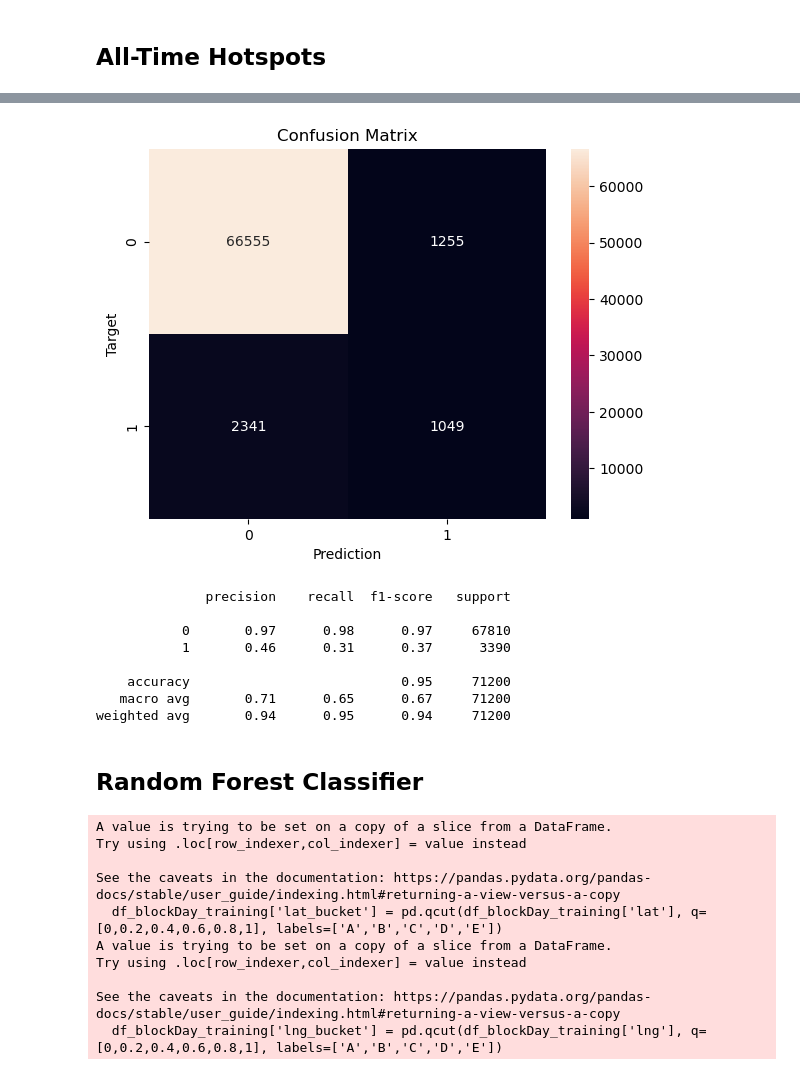
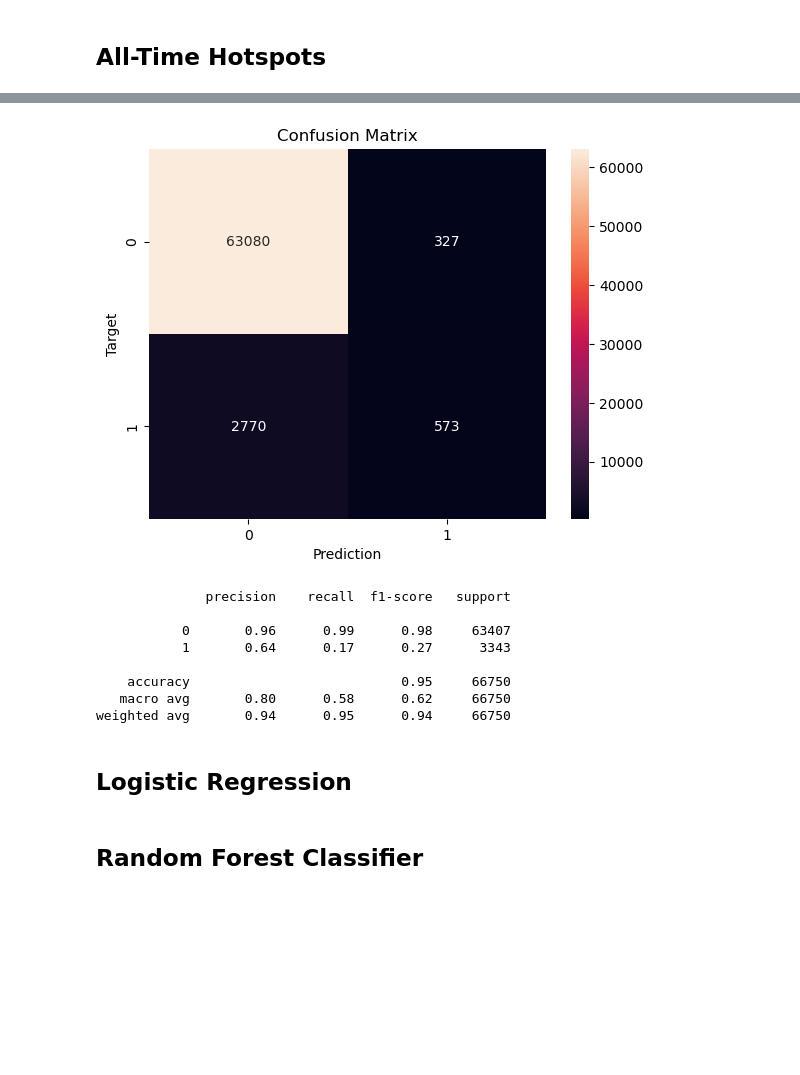
Before and after one commit to SamTheDataGuy/LHL-Final-Project, a Jupyter notebook: Notebook 3 - Model Comparison.ipynb, the cells around one changed output, grey strips where cells are left out. Cells and saved outputs as stored; diff of their text form; code cells hidden in the pictures; blank space fills up the shorter version.

```diff
--- a/Notebook 3 - Model Comparison.ipynb
+++ b/Notebook 3 - Model Comparison.ipynb
@@ -95,0 +58,21 @@ df_incidentBlockDate
+# %%
+# Creating a dataframe that has a row for every combination of address (block) and date
+
+date_min = df['date'].min().date()
+date_max = df['date'].max().date() + timedelta(days=1)
+
+addresses = df_address_geo['address']
+dates = pd.date_range(start=date_min, end=date_max)
+time_interval = ['00:00-06:00', '06:00-12:00', '12:00-18:00', '18:00-24:00']
+
+df_blockDate = pd.DataFrame([(a,d) for a in addresses for d in dates])
+df_blockDate.columns = ['address', 'date']
+df_blockDate = df_blockDate.merge(df_incidentBlockDate, on=['address','date'], how='left').fillna(0)
+
+df_blockDate = df_blockDate.merge(df_address_geo.drop('incidentCount', axis=1), on='address', how='left')
+df_blockDate.columns = ['address', 'date', 'incidentCount', 'lat', 'lng']
+
+df_blockDate.insert(5, 'incidentOccurred?', (df_blockDate['incidentCount'] > 0)*1)
+df_blockDate.insert(2, 'dayOfWeek', df_blockDate['date'].dt.strftime('%A'))
+
+df_blockDate
@@ -209,3 +216,6 @@ df[df['date'].dt.date==date(2022,10,5)]
 # %%
-df_blockDay_training = df_blockDay[df_blockDay['date'].dt.date < date(2023,6,1)]
-df_blockDay_test = df_blockDay[df_blockDay['date'].dt.date >= date(2023,6,1)]
+df_blockDate_training = df_blockDate[df_blockDate['date'].dt.date < date(2023,6,1)]
+df_blockDate_test = df_blockDate[
+    (df_blockDate['date'].dt.date >= date(2023,6,1)) &
+    (df_blockDate['date'].dt.date < date(2023,7,1))
+]
@@ -261,10 +222,10 @@ plt.fill_between(df_address_geo.index,df_address_geo['incidentCount'])
 # %% [markdown]
 ## All-Time Hotspots
 # %%
-threshold = 0.250
+# Assuming Lethbridge can have 30 patrol cars one the roads at one time
+policeCarsCount = 30
 
-df_hotspot = df_blockDay_training.pivot_table(index='address', values='incidentOccurred?', aggfunc='mean').reset_index()
+df_hotspot = df_blockDate_training.pivot_table(index='address', values='incidentOccurred?', aggfunc='mean').reset_index()
 df_hotspot = df_hotspot.sort_values('incidentOccurred?',ascending=False)
 df_hotspot.columns = ['address','incidentChance']
-df_hotspot = df_hotspot[df_hotspot['incidentChance']>=threshold]
-df_hotspot.count()
+df_hotspot = df_hotspot.head(policeCarsCount)
@@ -275,5 +232,5 @@ dtype: int64
 # %%
-df_blockDay_test['Hotspot Prediction'] = df_blockDay_test['address'].isin(df_hotspot['address'])*1
+df_blockDate_test['Hotspot Prediction'] = df_blockDate_test['address'].isin(df_hotspot['address'])*1
 # %% [output]
 A value is trying to be set on a copy of a slice from a DataFrame.
 Try using .loc[row_indexer,col_indexer] = value instead
@@ -327,16 +255,18 @@ df_address_geo
 # %%
-print_confusion_matrix(df_blockDay_test['incidentOccurred?'], df_blockDay_test['Hotspot Prediction'])
+print_confusion_matrix(df_blockDate_test['incidentOccurred?'], df_blockDate_test['Hotspot Prediction'])
 # %% [output]
-[figure, old version]
+[figure, new version]
 # %%
 from sklearn.metrics import confusion_matrix, classification_report, roc_curve, roc_auc_score, auc
-print(classification_report(df_blockDay_test['incidentOccurred?'], df_blockDay_test['Hotspot Prediction']))
+print(classification_report(df_blockDate_test['incidentOccurred?'], df_blockDate_test['Hotspot Prediction']))
 # %% [output]
               precision    recall  f1-score   support
 
-           0       0.97      0.98      0.97     67810
-           1       0.46      0.31      0.37      3390
+           0       0.96      0.99      0.98     63407
+           1       0.64      0.17      0.27      3343
 
-    accuracy                           0.95     71200
-   macro avg       0.71      0.65      0.67     71200
-weighted avg       0.94      0.95      0.94     71200
+    accuracy                           0.95     66750
+   macro avg       0.80      0.58      0.62     66750
+weighted avg       0.94      0.95      0.94     66750
+# %% [markdown]
+## Logistic Regression
@@ -343,17 +304,6 @@ weighted avg       0.94      0.95      0.94     71200
 # %% [markdown]
 ## Random Forest Classifier
 # %%
-df_blockDay_training['lat_bucket'] = pd.qcut(df_blockDay_training['lat'], q=[0,0.2,0.4,0.6,0.8,1], labels=['A','B','C','D','E'])
-df_blockDay_training['lng_bucket'] = pd.qcut(df_blockDay_training['lng'], q=[0,0.2,0.4,0.6,0.8,1], labels=['A','B','C','D','E'])
+df_blockDate_training['lat_bucket'] = pd.qcut(df_blockDate_training['lat'], q=[0,0.2,0.4,0.6,0.8,1], labels=['A','B','C','D','E'])
+df_blockDate_training['lng_bucket'] = pd.qcut(df_blockDate_training['lng'], q=[0,0.2,0.4,0.6,0.8,1], labels=['A','B','C','D','E'])
-# %% [output]
-A value is trying to be set on a copy of a slice from a DataFrame.
-Try using .loc[row_indexer,col_indexer] = value instead
-
-See the caveats in the documentation: https://pandas.pydata.org/pandas-docs/stable/user_guide/indexing.html#returning-a-view-versus-a-copy
-  df_blockDay_training['lat_bucket'] = pd.qcut(df_blockDay_training['lat'], q=[0,0.2,0.4,0.6,0.8,1], labels=['A','B','C','D','E'])
-A value is trying to be set on a copy of a slice from a DataFrame.
-Try using .loc[row_indexer,col_indexer] = value instead
-
-See the caveats in the documentation: https://pandas.pydata.org/pandas-docs/stable/user_guide/indexing.html#returning-a-view-versus-a-copy
-  df_blockDay_training['lng_bucket'] = pd.qcut(df_blockDay_training['lng'], q=[0,0.2,0.4,0.6,0.8,1], labels=['A','B','C','D','E'])
 # %%
```
Also changed, not shown: parts of 37 cells of this notebook, 1 other file.
